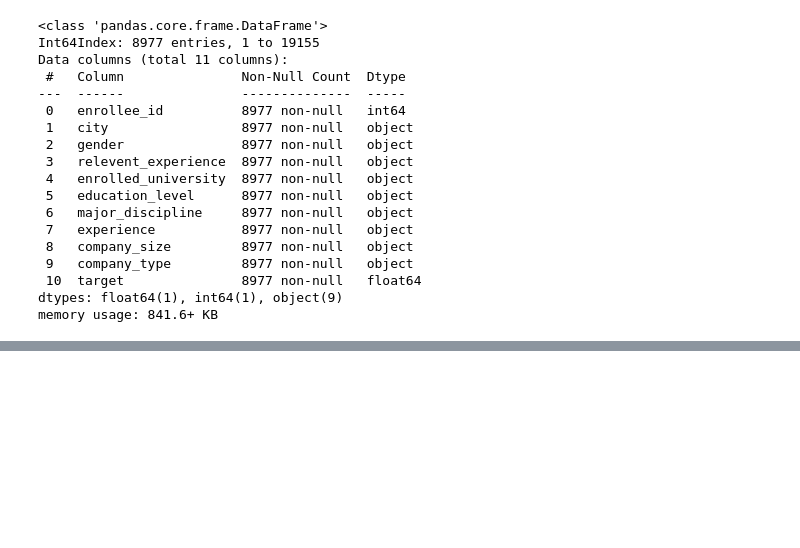
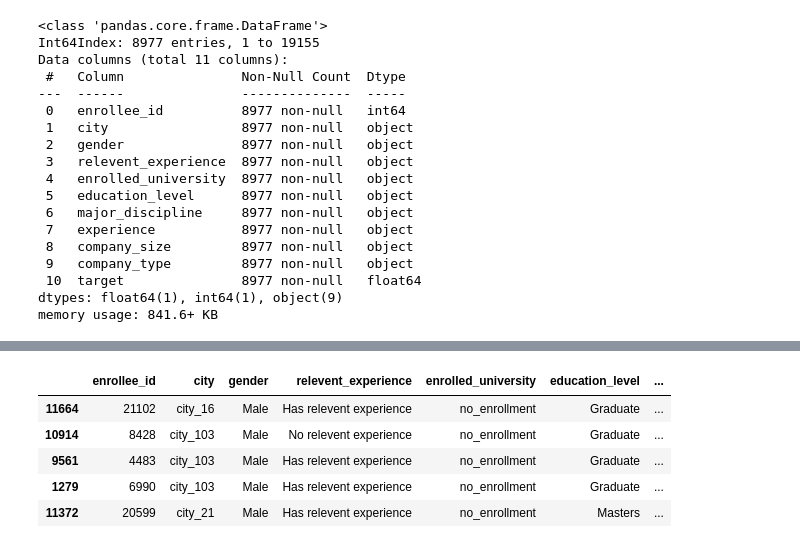
Before and after one commit to rarconaut/Project_3_Group_2, a Jupyter notebook: Jeremy/Untitled.ipynb, the cells around one changed output, grey strips where cells are left out. Saved outputs shown, nothing was run; the diff lists cells and outputs as text; code cells hidden in the pictures; blank space fills up the shorter version.

```diff
--- a/Jeremy/Untitled.ipynb
+++ b/Jeremy/Untitled.ipynb
@@ -69,0 +144,10 @@ train_df.to_csv('train_cleaned.csv')
+# %%
+merged_df = pd.concat([male_sample_df, train_female_df], axis=0)
+merged_df.head()
+# %% [output]
+|  | enrollee_id | city | gender | relevent_experience | enrolled_university | education_level | ... |
+| 11664 | 21102 | city_16 | Male | Has relevent experience | no_enrollment | Graduate | ... |
+| 10914 | 8428 | city_103 | Male | No relevent experience | no_enrollment | Graduate | ... |
+| 9561 | 4483 | city_103 | Male | Has relevent experience | no_enrollment | Graduate | ... |
+| 1279 | 6990 | city_103 | Male | Has relevent experience | no_enrollment | Graduate | ... |
+| 11372 | 20599 | city_21 | Male | Has relevent experience | no_enrollment | Masters | ... |
```
Also changed, not shown: parts of 8 cells of this notebook, 3 other files.
